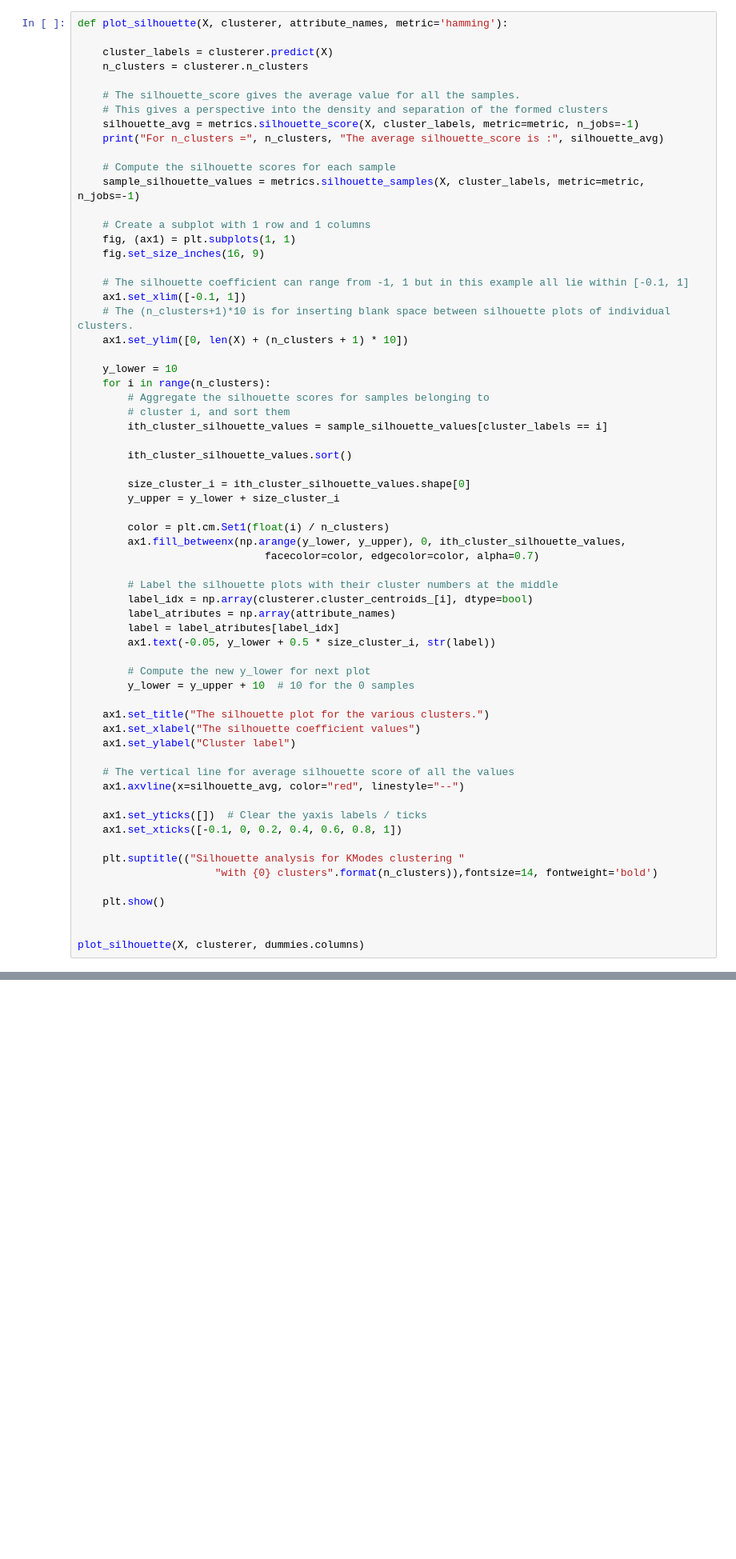
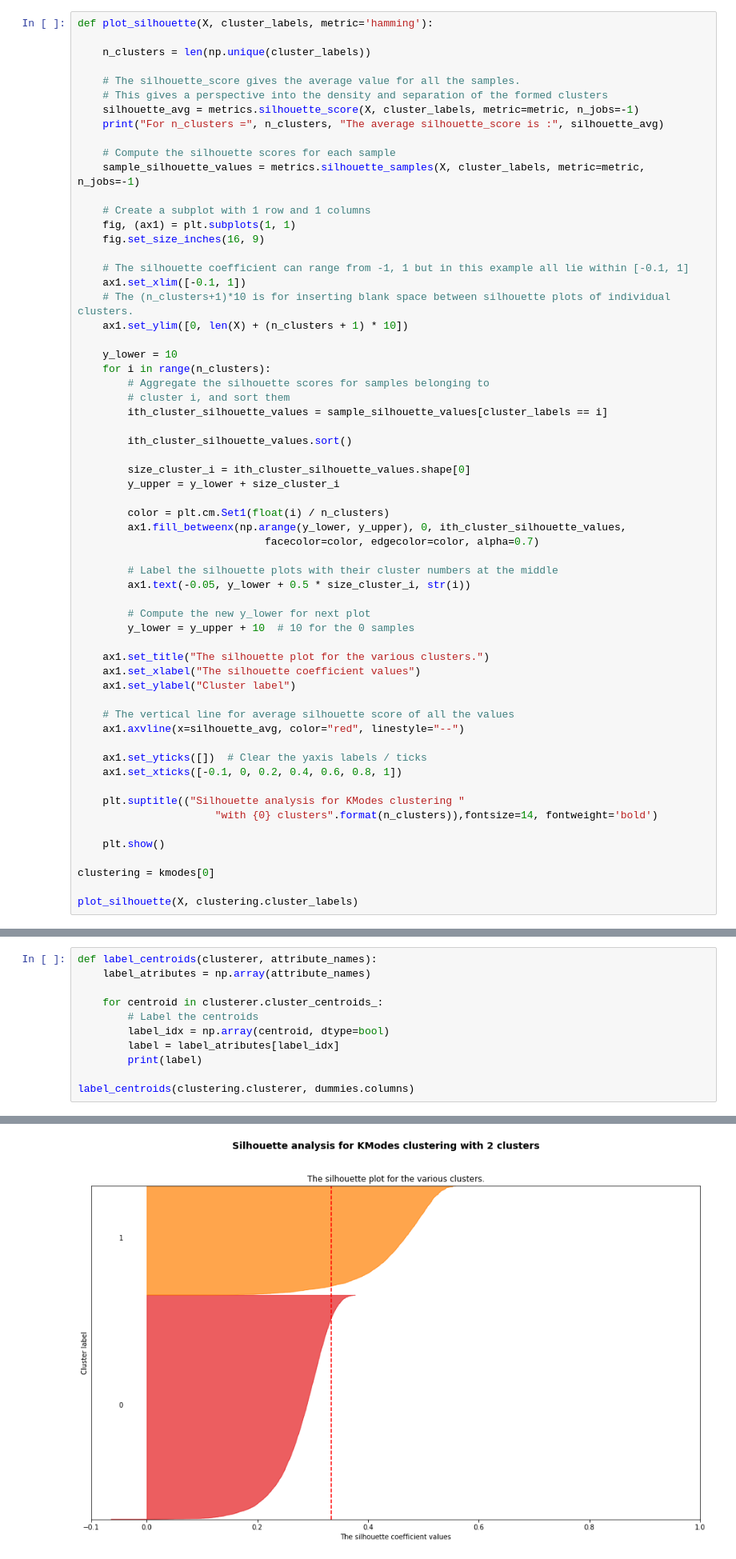
Before and after one commit to ingJSNA/dataMining2018, a Jupyter notebook: ICFES/4 Clustering.ipynb, the cells around one changed output, grey strips where cells are left out. Shown at 80% size. Drawn from its saved outputs; the diff is of its cells as text; blank space fills up the shorter version.

```diff
--- a/ICFES/4 Clustering.ipynb
+++ b/ICFES/4 Clustering.ipynb
@@ -144,8 +161,7 @@ For n_clusters = 5 The average silhouette_score is : 0.1761395689597226
 # %%
-def plot_silhouette(X, clusterer, attribute_names, metric='hamming'):
+def plot_silhouette(X, cluster_labels, metric='hamming'):
 
-    cluster_labels = clusterer.predict(X)
-    n_clusters = clusterer.n_clusters
+    n_clusters = len(np.unique(cluster_labels))
 
     # The silhouette_score gives the average value for all the samples.
     # This gives a perspective into the density and separation of the formed clusters
@@ -180,10 +196,7 @@ def plot_silhouette(X, clusterer, attribute_names, metric='hamming'):
                               facecolor=color, edgecolor=color, alpha=0.7)
 
         # Label the silhouette plots with their cluster numbers at the middle
-        label_idx = np.array(clusterer.cluster_centroids_[i], dtype=bool)
-        label_atributes = np.array(attribute_names)
-        label = label_atributes[label_idx]
-        ax1.text(-0.05, y_lower + 0.5 * size_cluster_i, str(label))
+        ax1.text(-0.05, y_lower + 0.5 * size_cluster_i, str(i))
 
         # Compute the new y_lower for next plot
         y_lower = y_upper + 10  # 10 for the 0 samples
@@ -203,5 +216,6 @@ def plot_silhouette(X, clusterer, attribute_names, metric='hamming'):
 
     plt.show()
 
+clustering = kmodes[0]
 
-plot_silhouette(X, clusterer, dummies.columns)
+plot_silhouette(X, clustering.cluster_labels)
@@ -240,0 +222,12 @@ metrics.silhouette_score(X, y_kmeans, metric='hamming', n_jobs=-1)
+# %%
+def label_centroids(clusterer, attribute_names):
+    label_atributes = np.array(attribute_names)
+
+    for centroid in clusterer.cluster_centroids_:
+        # Label the centroids
+        label_idx = np.array(centroid, dtype=bool)
+        label = label_atributes[label_idx]
+        print(label)
+
+label_centroids(clustering.clusterer, dummies.columns)
+# %% [output]
@@ -240,0 +235 @@ metrics.silhouette_score(X, y_kmeans, metric='hamming', n_jobs=-1)
+[figure, added]
```
Also changed, not shown: parts of 5 cells of this notebook.
